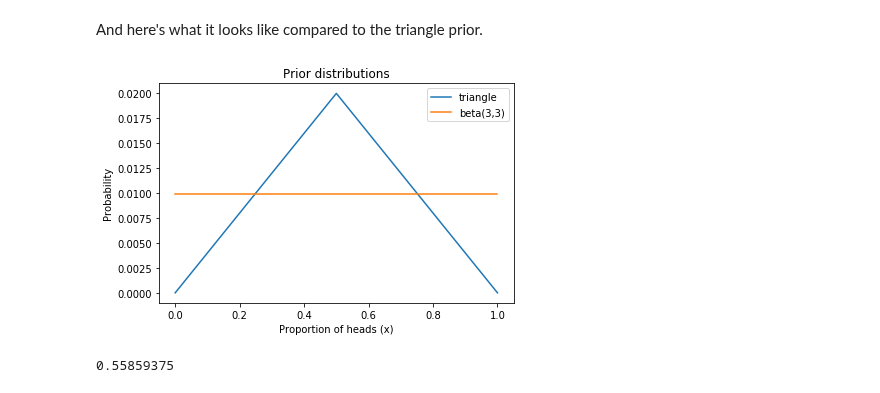
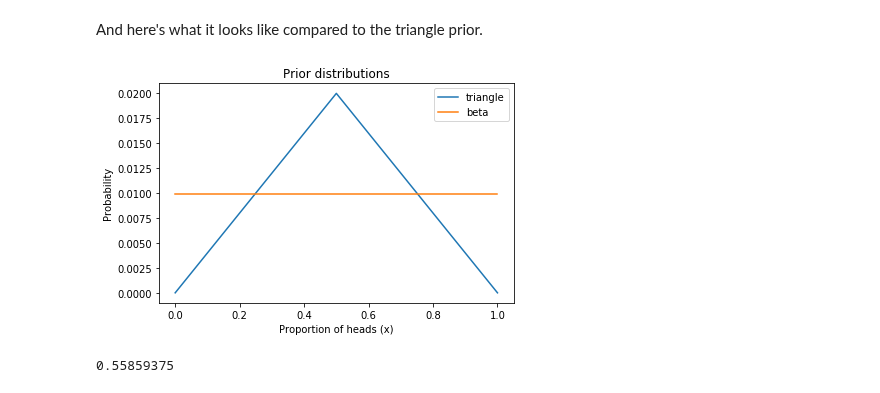
Before and after one commit to AllenDowney/ThinkBayes2, a Jupyter notebook: code/soln/chap17soln.ipynb, the cells around one changed output. Drawn from its saved outputs; the diff is of its cells as text; code cells hidden in the pictures.

```diff
--- a/code/soln/chap17soln.ipynb
+++ b/code/soln/chap17soln.ipynb
@@ -531,4 +538,0 @@ update_gamma(prior_gamma, data)
-# %%
-from utils import make_uniform
-
-uniform = make_uniform(0, 1, 101, 'uniform')
@@ -596,12 +601,12 @@ And here's what it looks like compared to the triangle prior.
 # %%
 prior_pmf = make_pmf(prior_beta, xs)
 
 triangle.plot(label='triangle')
-prior_pmf.plot(label='beta(3,3)')
+prior_pmf.plot(label='beta')
 
 decorate_euro('Prior distributions')
 # %% [output]
-[figure, old version]
+[figure, new version]
 # %%
 # Solution
 
```
Also changed, not shown: parts of 23 cells of this notebook.
